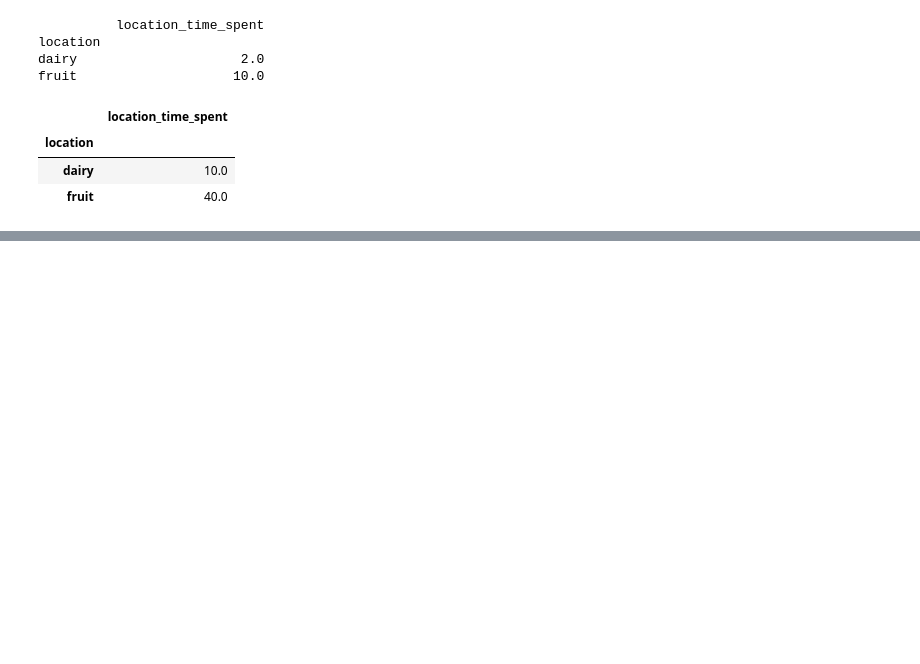
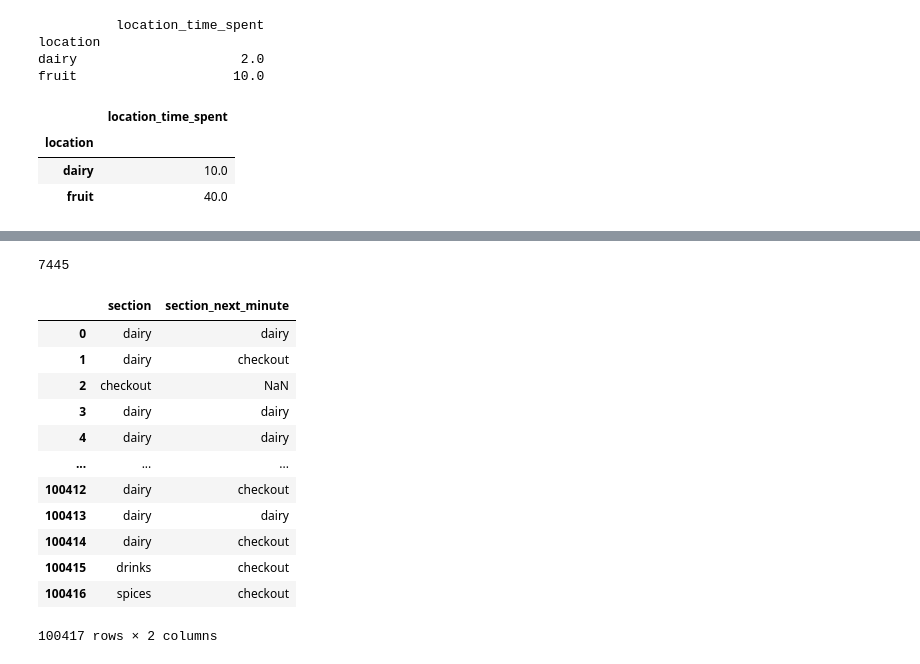
Before and after one commit to abhisrn1986/SupermarketSimulation, a Jupyter notebook: MarkovSimulation/data_exploration_abhishek.ipynb, the cells around one changed output, grey strips where cells are left out. Drawn from its saved outputs; the diff is of its cells as text; code cells hidden in the pictures; blank space fills up the shorter version.

Commit message:
Added python files for calculating the transistion matrix

```diff
--- a/MarkovSimulation/data_exploration_abhishek.ipynb
+++ b/MarkovSimulation/data_exploration_abhishek.ipynb
@@ -45,7 +45,7 @@ def customer_total_revenue(df, customer_id, revenue_per_minute) :
     return customer_df[['location', 'location_time_spent']][:-1].groupby("location").sum().apply(lambda x : revenue_per_minute.loc[x.name]['revenue_per_min'] * x, axis=1)
 
 
-def get_customer_history(df, customer_id):
+def get_customer_transitions(df, customer_id):
     customer_transitions = df.loc[customer_id == df['customer_no']].sort_values(by=['timestamp'])
 
     logging.debug(customer_transitions)
@@ -58,13 +58,7 @@ def get_customer_history(df, customer_id):
     row_index = 1
     last_index = customer_transitions.shape[0]
 
-    print("assigned delta")
-
     next_timestamp = customer_transitions.iloc[row_index]["timestamp"]
-
-
-    print("assigned next time step")
-
 
     for minute in range(minutes) :
         logging.debug(f"current time {timestamp}" )
@@ -278,4 +272,4 @@ def get_timespent(customer_no, df):
 all_days_df['total_timespent'] =  all_days_df['customer_no'].apply(get_timespent, args=(all_days_df_cust_no,))
 # %%
 all_days_df_cust_no= all_days_df.reset_index().groupby(["customer_no"]).first()
-all_days_df_cust_no
+n_customers = len(all_days_df_cust_no)
@@ -402,0 +345,33 @@ assigned next time step
+# %%
+overall_transistions = pd.DataFrame()
+n_customers
+# %% [output]
+7445
+# %%
+
+
+for i in range(1, n_customers + 1):
+    try:
+        customer_transitions = get_customer_transitions(all_days_df, i)
+        states = pd.DataFrame(customer_transitions)
+        states.rename({0:"section"}, inplace=True, axis=1)
+        states['section_next_minute'] = states['section'].shift(-1)
+    except:
+        print("Error at ", i)
+
+    # states.dropna(inplace=True)
+    overall_transistions = pd.concat([overall_transistions, states], ignore_index=True)
+# %% [output]
+|  | section | section_next_minute |
+| 0 | dairy | dairy |
+| 1 | dairy | checkout |
+| 2 | checkout | NaN |
+| 3 | dairy | dairy |
+| 4 | dairy | dairy |
+| ... | ... | ... |
+| 100412 | dairy | checkout |
+| 100413 | dairy | dairy |
+| 100414 | dairy | checkout |
+| 100415 | drinks | checkout |
+| 100416 | spices | checkout |
+100417 rows × 2 columns
```
Also changed, not shown: parts of 7 cells of this notebook, 3 other files.
